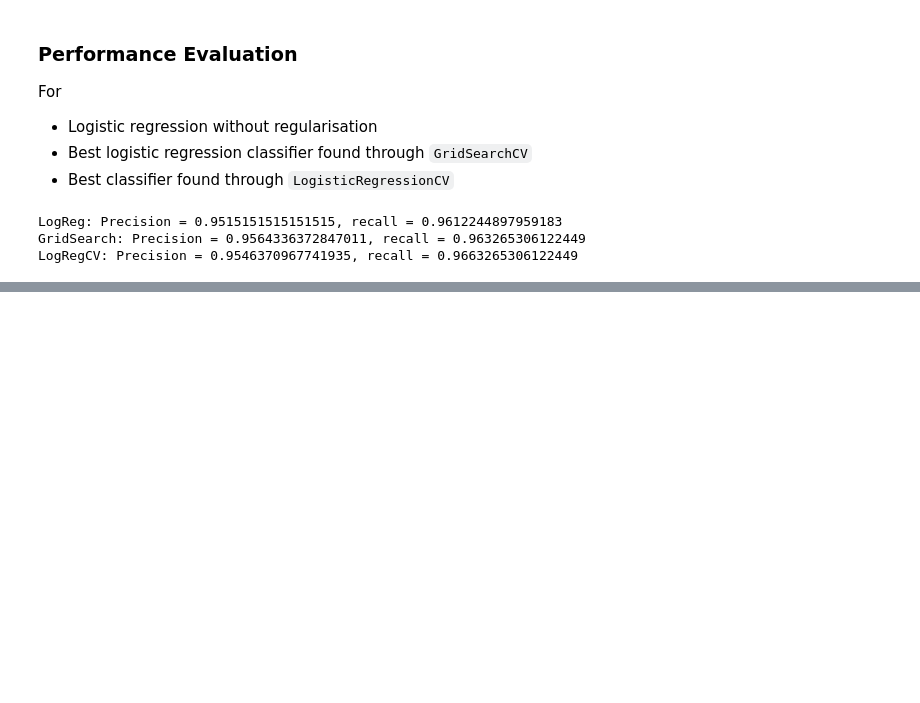
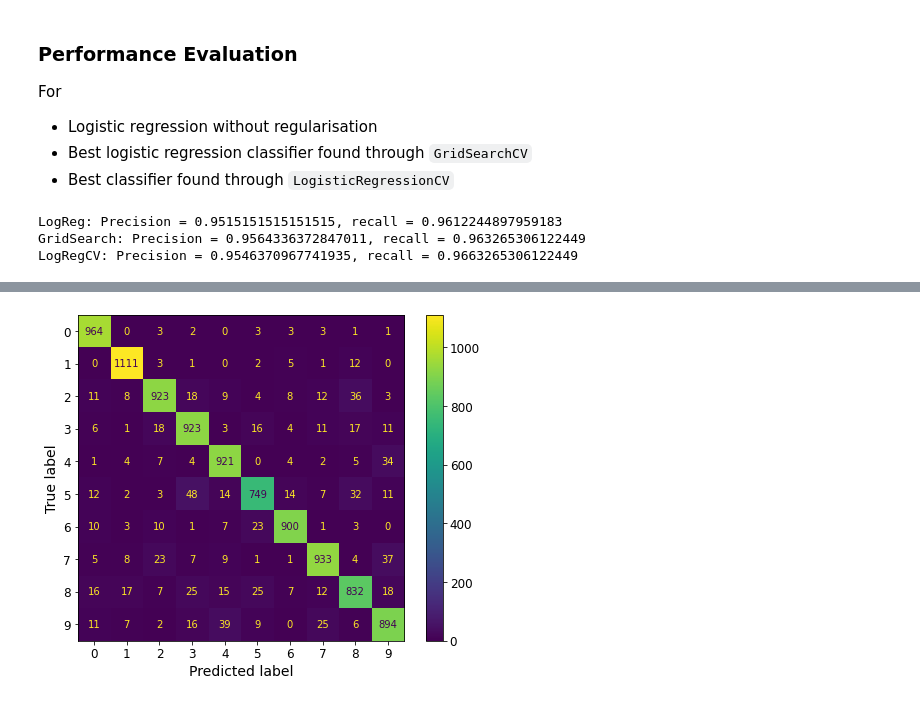
Before and after one commit to esviswajith95/MLP, a Jupyter notebook: Week6 - Logistic regression.ipynb, the cells around one changed output, grey strips where cells are left out. Cells and saved outputs as stored; diff of their text form; code cells hidden in the pictures; blank space fills up the shorter version.

```diff
--- a/Week6 - Logistic regression.ipynb
+++ b/Week6 - Logistic regression.ipynb
@@ -570,0 +605,7 @@ LogRegCV: Precision = 0.9546370967741935, recall = 0.9663265306122449
+# %%
+y_hat = pipe_sgd_ovr.predict(x_test)
+# %%
+cm_display = ConfusionMatrixDisplay.from_predictions(y_test, y_hat, values_format='.5g')
+plt.show()
+# %% [output]
+[figure, added]
```
Also changed, not shown: parts of 10 cells of this notebook.
